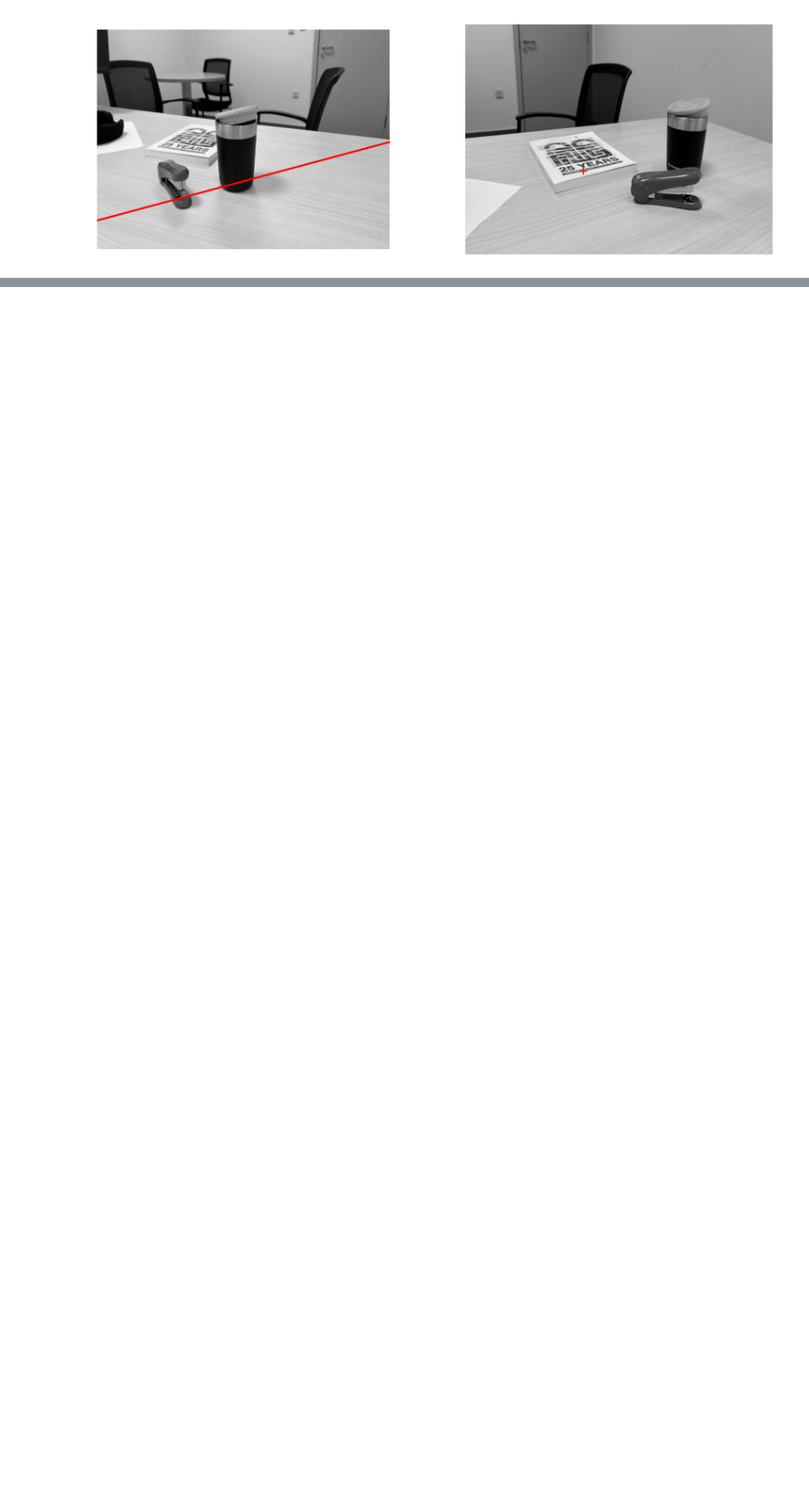
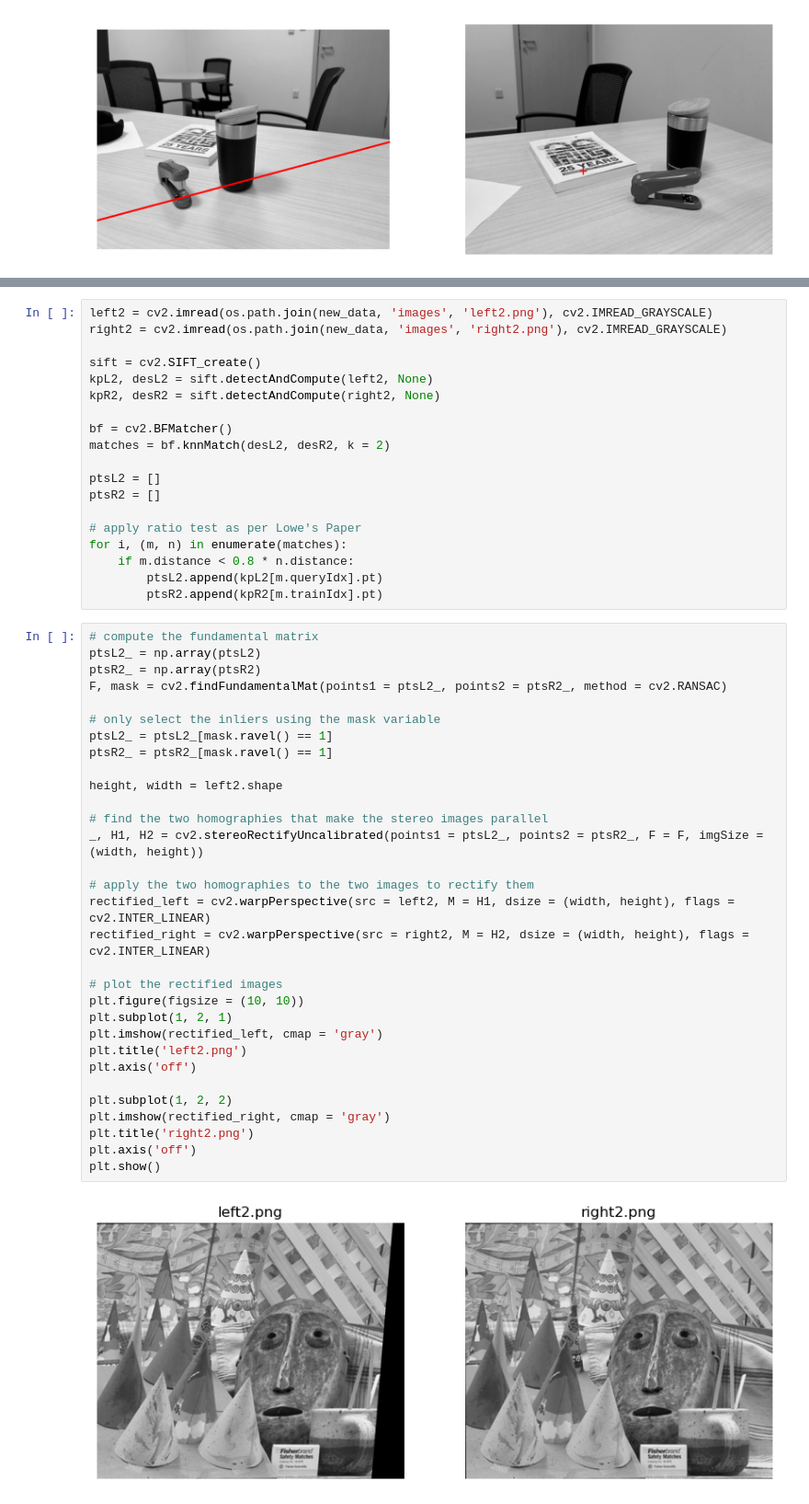
Before and after one commit to lamiselsayed/Computer-Vision-Repository, a Jupyter notebook: course content/Final Review/Lamis's Final Review.ipynb, the cells around one changed output, grey strips where cells are left out. Shown at 92% size. Cells and saved outputs as stored; diff of their text form; blank space fills up the shorter version.

```diff
--- a/course content/Final Review/Lamis's Final Review.ipynb
+++ b/course content/Final Review/Lamis's Final Review.ipynb
@@ -526,0 +529,52 @@ plt.show()
+# %%
+left2 = cv2.imread(os.path.join(new_data, 'images', 'left2.png'), cv2.IMREAD_GRAYSCALE)
+right2 = cv2.imread(os.path.join(new_data, 'images', 'right2.png'), cv2.IMREAD_GRAYSCALE)
+
+sift = cv2.SIFT_create()
+kpL2, desL2 = sift.detectAndCompute(left2, None)
+kpR2, desR2 = sift.detectAndCompute(right2, None)
+
+bf = cv2.BFMatcher()
+matches = bf.knnMatch(desL2, desR2, k = 2)
+
+ptsL2 = []
+ptsR2 = []
+
+# apply ratio test as per Lowe's Paper
+for i, (m, n) in enumerate(matches):
+    if m.distance < 0.8 * n.distance:
+        ptsL2.append(kpL2[m.queryIdx].pt)
+        ptsR2.append(kpR2[m.trainIdx].pt)
+# %%
+# compute the fundamental matrix
+ptsL2_ = np.array(ptsL2)
+ptsR2_ = np.array(ptsR2)
+F, mask = cv2.findFundamentalMat(points1 = ptsL2_, points2 = ptsR2_, method = cv2.RANSAC)
+
+# only select the inliers using the mask variable
+ptsL2_ = ptsL2_[mask.ravel() == 1]
+ptsR2_ = ptsR2_[mask.ravel() == 1]
+
+height, width = left2.shape
+
+# find the two homographies that make the stereo images parallel
+_, H1, H2 = cv2.stereoRectifyUncalibrated(points1 = ptsL2_, points2 = ptsR2_, F = F, imgSize = (width, height))
+
+# apply the two homographies to the two images to rectify them
+rectified_left = cv2.warpPerspective(src = left2, M = H1, dsize = (width, height), flags = cv2.INTER_LINEAR)
+rectified_right = cv2.warpPerspective(src = right2, M = H2, dsize = (width, height), flags = cv2.INTER_LINEAR)
+
+# plot the rectified images
+plt.figure(figsize = (10, 10))
+plt.subplot(1, 2, 1)
+plt.imshow(rectified_left, cmap = 'gray')
+plt.title('left2.png')
+plt.axis('off')
+
+plt.subplot(1, 2, 2)
+plt.imshow(rectified_right, cmap = 'gray')
+plt.title('right2.png')
+plt.axis('off')
+plt.show()
+# %% [output]
+[figure, added]
```
Also changed, not shown: parts of 10 cells of this notebook.
